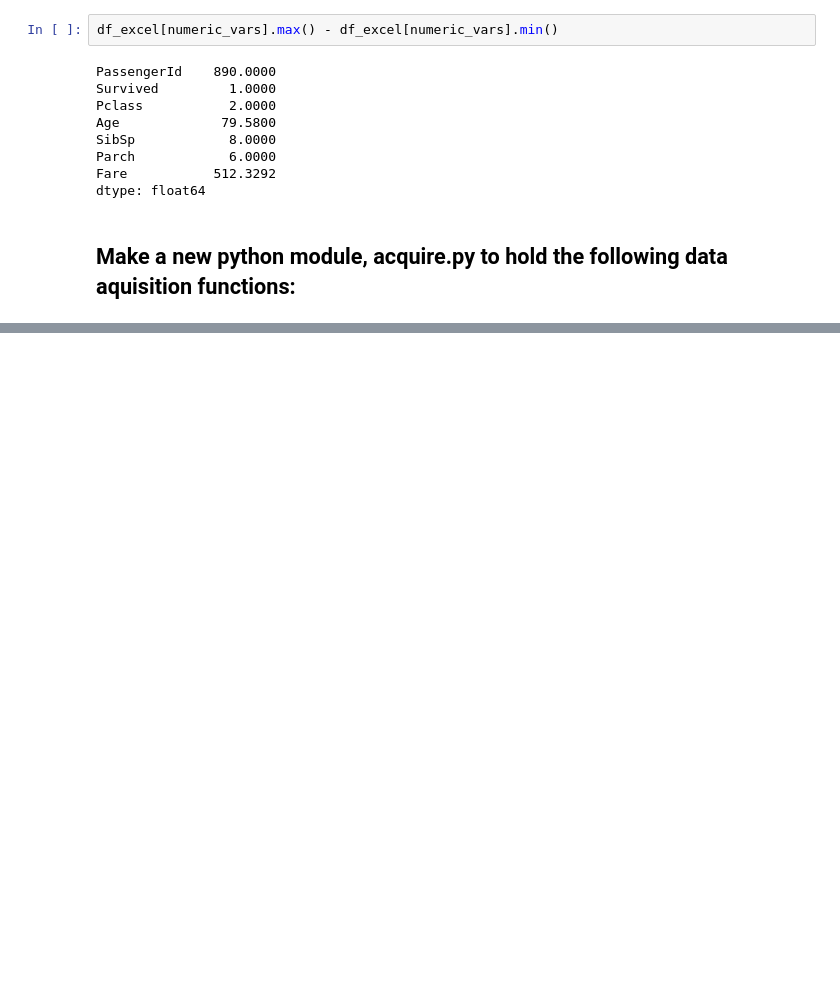
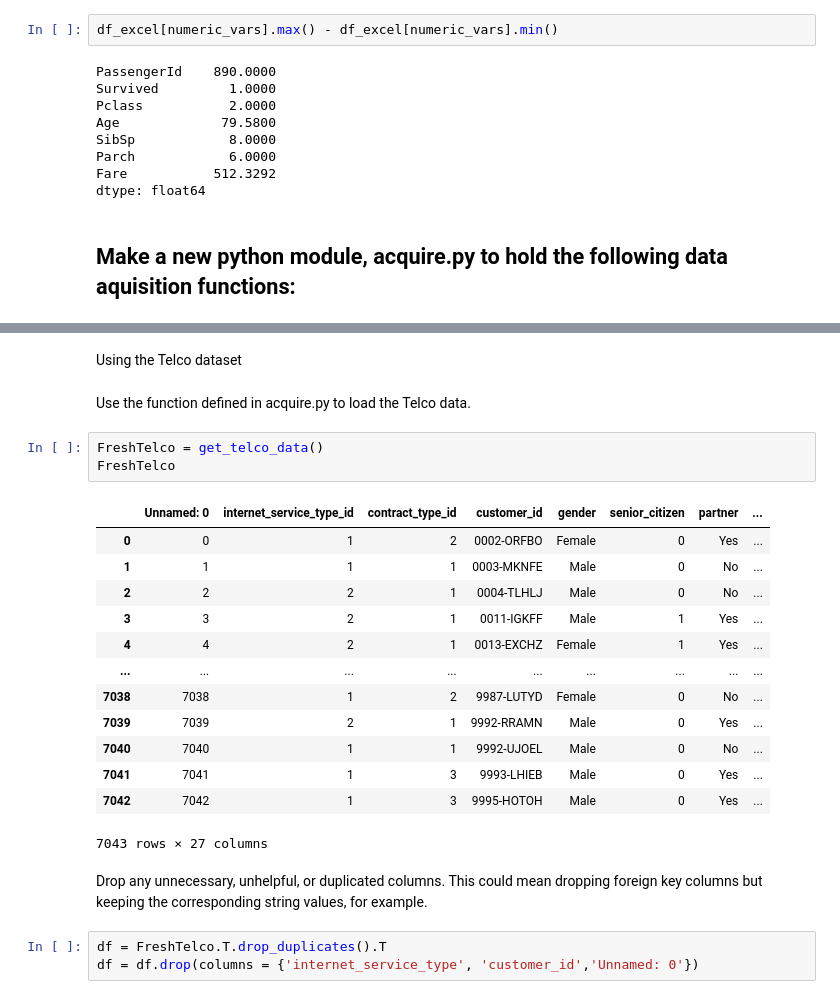
Before and after one commit to Zachary-Stufflebeme/Classification-exercises-MIRZ, a Jupyter notebook: classification_exercises.ipynb, the cells around one changed output, grey strips where cells are left out. Saved outputs shown, nothing was run; the diff lists cells and outputs as text; blank space fills up the shorter version.

```diff
--- a/classification_exercises.ipynb
+++ b/classification_exercises.ipynb
@@ -226,0 +365,26 @@ dtype: float64
+# %% [markdown]
+Using the Telco dataset
+# %% [markdown]
+Use the function defined in acquire.py to load the Telco data.
+# %%
+FreshTelco = get_telco_data()
+FreshTelco
+# %% [output]
+|  | Unnamed: 0 | internet_service_type_id | contract_type_id | customer_id | gender | senior_citizen | partner | ... |
+| 0 | 0 | 1 | 2 | 0002-ORFBO | Female | 0 | Yes | ... |
+| 1 | 1 | 1 | 1 | 0003-MKNFE | Male | 0 | No | ... |
+| 2 | 2 | 2 | 1 | 0004-TLHLJ | Male | 0 | No | ... |
+| 3 | 3 | 2 | 1 | 0011-IGKFF | Male | 1 | Yes | ... |
+| 4 | 4 | 2 | 1 | 0013-EXCHZ | Female | 1 | Yes | ... |
+| ... | ... | ... | ... | ... | ... | ... | ... | ... |
+| 7038 | 7038 | 1 | 2 | 9987-LUTYD | Female | 0 | No | ... |
+| 7039 | 7039 | 2 | 1 | 9992-RRAMN | Male | 0 | Yes | ... |
+| 7040 | 7040 | 1 | 1 | 9992-UJOEL | Male | 0 | No | ... |
+| 7041 | 7041 | 1 | 3 | 9993-LHIEB | Male | 0 | Yes | ... |
+| 7042 | 7042 | 1 | 3 | 9995-HOTOH | Male | 0 | Yes | ... |
+7043 rows × 27 columns
+# %% [markdown]
+Drop any unnecessary, unhelpful, or duplicated columns. This could mean dropping foreign key columns but keeping the corresponding string values, for example.
+# %%
+df = FreshTelco.T.drop_duplicates().T
+df = df.drop(columns = {'internet_service_type', 'customer_id','Unnamed: 0'})
```
Also changed, not shown: parts of 45 cells of this notebook, 1 other file.
